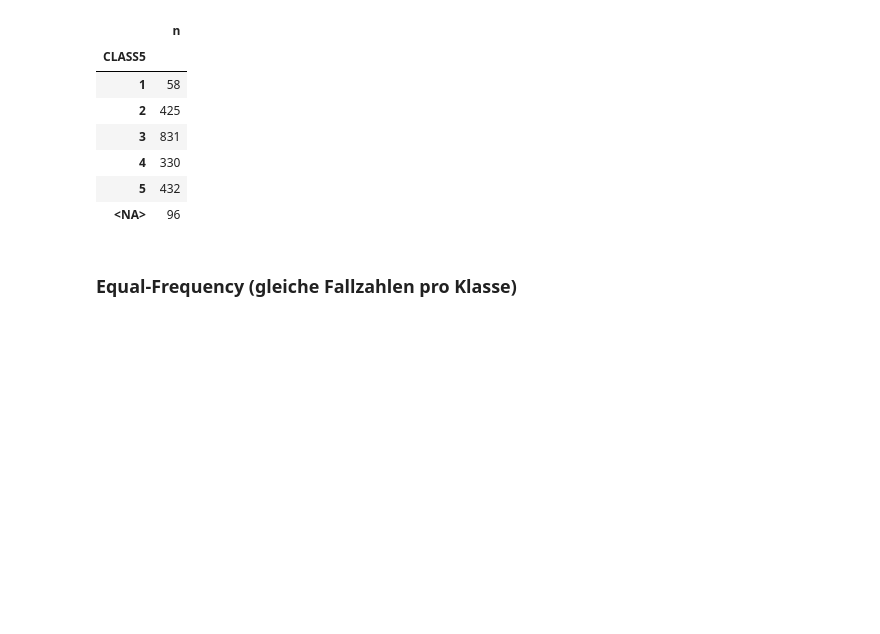
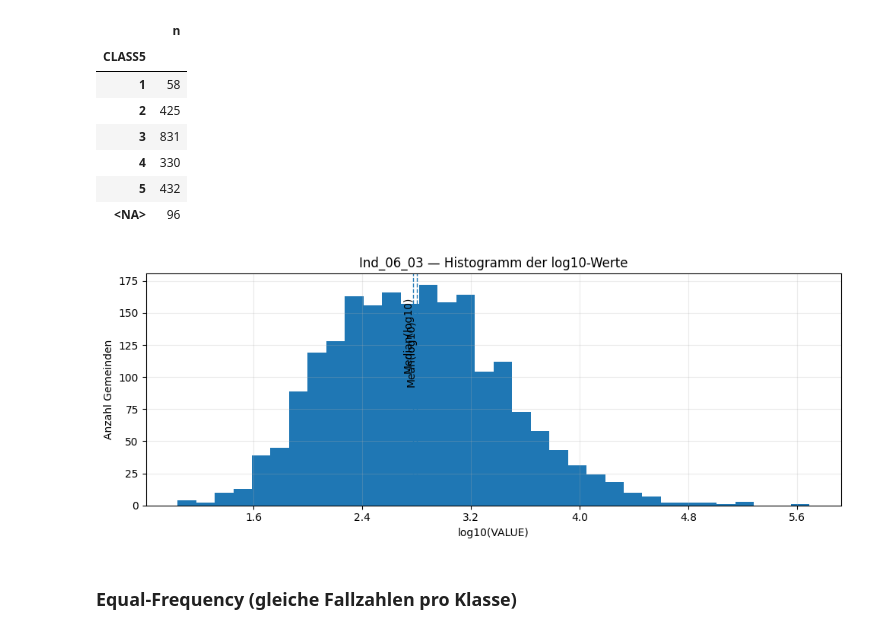
Before and after one commit to Carlomk1/Regionalportr-ts2021, a Jupyter notebook: explorative-analysis.ipynb, the cells around one changed output. Cells and saved outputs as stored; diff of their text form; code cells hidden in the pictures; blank space fills up the shorter version.

```diff
--- a/explorative-analysis.ipynb
+++ b/explorative-analysis.ipynb
@@ -959,6 +1000,46 @@ Klasse 5: [2 000   500 000]
 | 4 | 330 |
 | 5 | 432 |
 | <NA> | 96 |
+# %%
+# =========================
+# Ind_06_03 — Histogramm der log10-Werte
+# =========================
+vals = df_06_03["VALUE_num"].dropna().values
+vals_pos = vals[vals > 0]
+n_dropped = (vals <= 0).sum()
+logv = np.log10(vals_pos)
+
+if len(logv) < 2:
+    bins_all = 5
+else:
+    q1, q3 = np.percentile(logv, [25, 75])
+    iqr = q3 - q1
+    if iqr == 0:
+        bins_all = int(np.clip(np.ceil(np.log2(len(logv)) + 1), 5, 80))
+    else:
+        h = 2 * iqr * (len(logv) ** (-1/3))
+        bins_all = int(np.clip(np.ceil((logv.max() - logv.min()) / h), 10, 80))
+
+mean_log = logv.mean()
+median_log = np.median(logv)
+
+fig, ax = plt.subplots(figsize=(10, 4))
+ax.hist(logv, bins=bins_all)
+ax.set_xlabel("log10(VALUE)")
+ax.set_ylabel("Anzahl Gemeinden")
+ax.set_title("Ind_06_03 — Histogramm der log10-Werte")
+ax.grid(alpha=0.25)
+ax.xaxis.set_major_locator(MaxNLocator(nbins=8, prune="both"))
+ax.axvline(median_log, linestyle="--", linewidth=1)
+ax.text(median_log, ax.get_ylim()[1]*0.9, "Median(log10)", rotation=90, va="top", ha="right")
+ax.axvline(mean_log, linestyle="--", linewidth=1)
+ax.text(mean_log, ax.get_ylim()[1]*0.8, "Mean(log10)", rotation=90, va="top", ha="right")
+plt.tight_layout()
+plt.show()
+if n_dropped > 0:
+    print(f"Hinweis (Ind_06_03): {n_dropped} Werte ≤ 0 wurden für die Log-Darstellung ausgeschlossen.")
+# %% [output]
+[figure, added]
 # %% [markdown]
 ### Equal-Frequency (gleiche Fallzahlen pro Klasse)
 # %%
```
Also changed, not shown: parts of 2 cells of this notebook.
